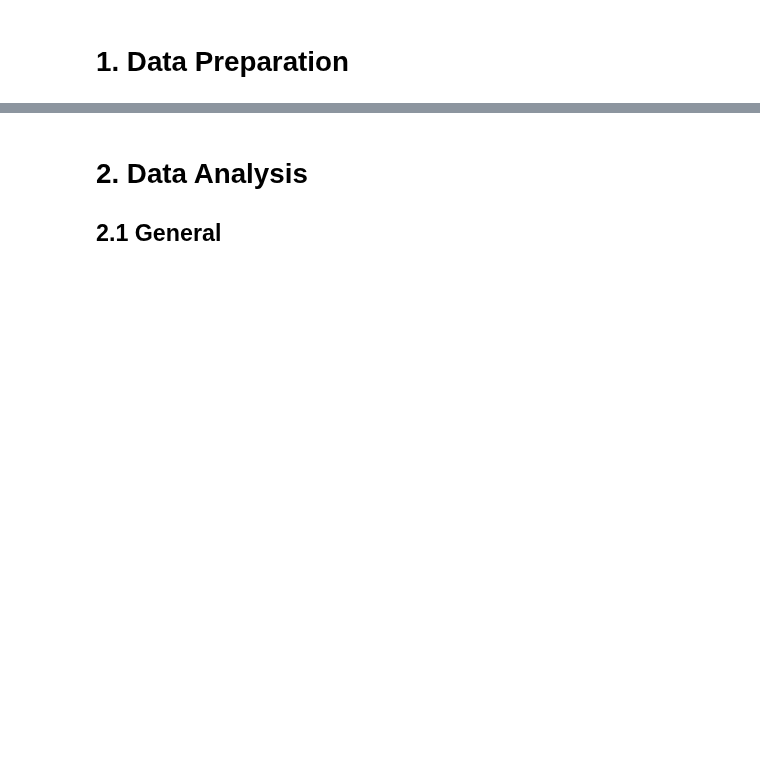
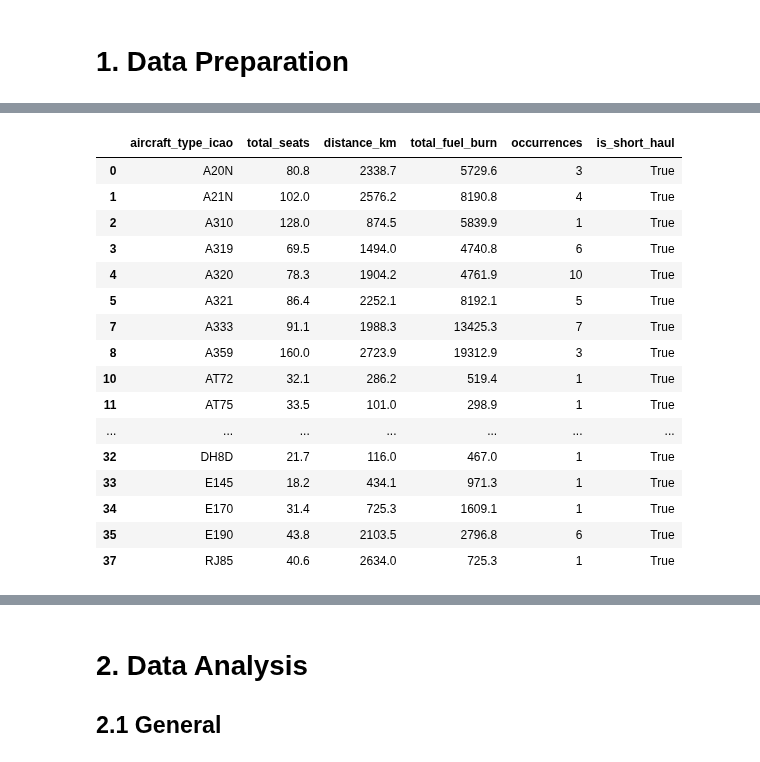
Before and after one commit to lukasschirren/COP_flight_analysis, a Jupyter notebook: analysis_economy_business.ipynb, the cells around one changed output, grey strips where cells are left out. Cells and saved outputs as stored; diff of their text form; code cells hidden in the pictures; blank space fills up the shorter version.

```diff
--- a/analysis_economy_business.ipynb
+++ b/analysis_economy_business.ipynb
@@ -47,0 +140,18 @@ Index(['icao', 'total_delegates', 'country_code', 'origin_airport',
+# %%
+# Assuming data_all is your DataFrame containing the relevant columns
+
+# Count occurrences of each aircraft type before grouping
+occurrences = data_all['aircraft_type_icao'].value_counts().reset_index()
+occurrences.columns = ['aircraft_type_icao', 'occurrences']
+
+# Grouping by aircraft_type_icao and calculating the average of other columns
+grouped_data = data_all.groupby('aircraft_type_icao').agg({
+    'total_seats': lambda x: round(x.mean(), 1),
+    'distance_km': lambda x: round(x.mean(), 1),
+    'total_fuel_burn': lambda x: round(x.mean(), 1)
+}).reset_index()
+
+# Merge the occurrences information with grouped_data
+grouped_data = pd.merge(grouped_data, occurrences, on='aircraft_type_icao', how='left')
+
+print(grouped_data)
@@ -47,0 +189,21 @@ Index(['icao', 'total_delegates', 'country_code', 'origin_airport',
+# %%
+data_all[data_all['is_short_haul'] == True]
+grouped_data[grouped_data['is_short_haul'] == True]
+# %% [output]
+|  | aircraft_type_icao | total_seats | distance_km | total_fuel_burn | occurrences | is_short_haul |
+| 0 | A20N | 80.8 | 2338.7 | 5729.6 | 3 | True |
+| 1 | A21N | 102.0 | 2576.2 | 8190.8 | 4 | True |
+| 2 | A310 | 128.0 | 874.5 | 5839.9 | 1 | True |
+| 3 | A319 | 69.5 | 1494.0 | 4740.8 | 6 | True |
+| 4 | A320 | 78.3 | 1904.2 | 4761.9 | 10 | True |
+| 5 | A321 | 86.4 | 2252.1 | 8192.1 | 5 | True |
+| 7 | A333 | 91.1 | 1988.3 | 13425.3 | 7 | True |
+| 8 | A359 | 160.0 | 2723.9 | 19312.9 | 3 | True |
+| 10 | AT72 | 32.1 | 286.2 | 519.4 | 1 | True |
+| 11 | AT75 | 33.5 | 101.0 | 298.9 | 1 | True |
+| ... | ... | ... | ... | ... | ... | ... |
+| 32 | DH8D | 21.7 | 116.0 | 467.0 | 1 | True |
+| 33 | E145 | 18.2 | 434.1 | 971.3 | 1 | True |
+| 34 | E170 | 31.4 | 725.3 | 1609.1 | 1 | True |
+| 35 | E190 | 43.8 | 2103.5 | 2796.8 | 6 | True |
+| 37 | RJ85 | 40.6 | 2634.0 | 725.3 | 1 | True |
```
Also changed, not shown: parts of 25 cells of this notebook, 2 other files.
